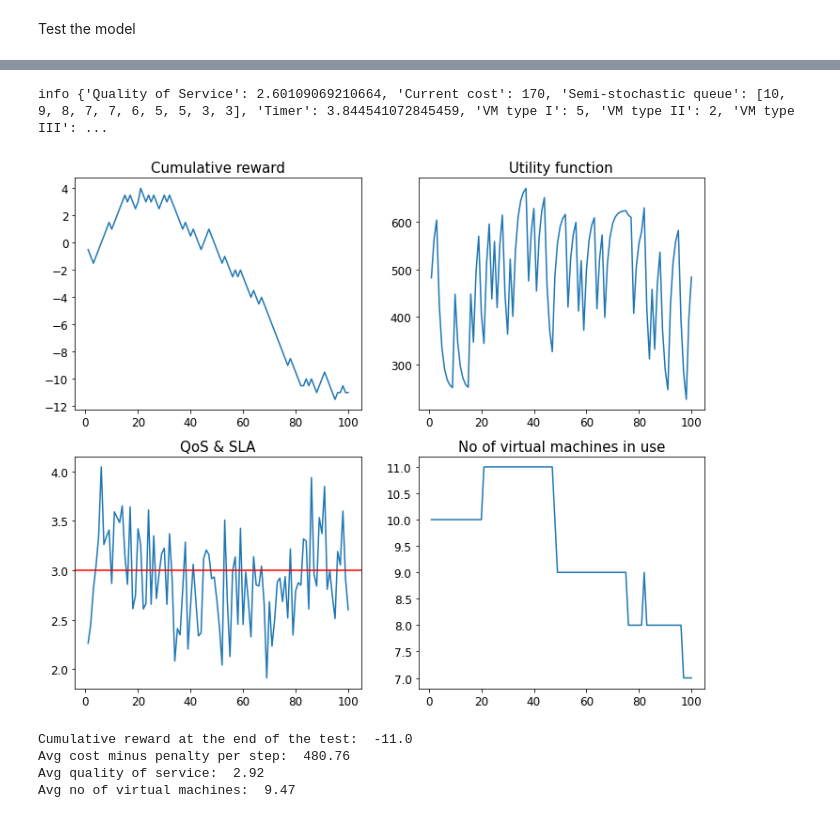
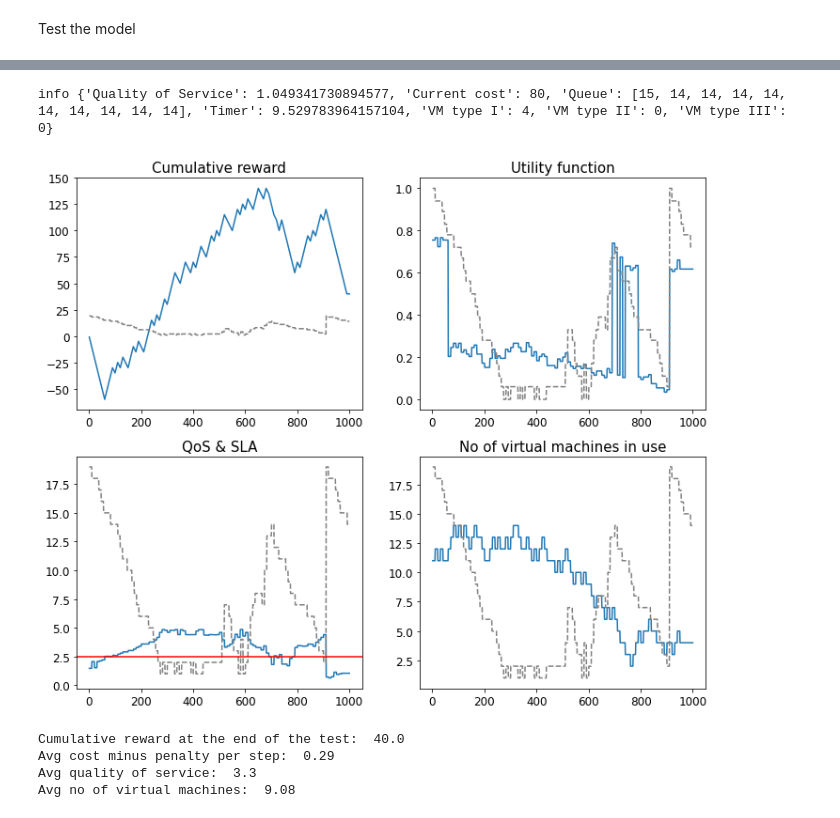
Before and after one commit to dkapczynska/Resource_management_RL, a Jupyter notebook: 04. Deep Q Network.ipynb, the cells around one changed output, grey strips where cells are left out. Saved outputs shown, nothing was run; the diff lists cells and outputs as text; code cells hidden in the pictures.

```diff
--- a/04. Deep Q Network.ipynb
+++ b/04. Deep Q Network.ipynb
@@ -48,25 +45,28 @@ warnings.filterwarnings("ignore")
 Prepare the enviroment
 # %%
 # SIM PARAMETERS
-SLA = 3
+SLA = 2.5
 VM_TYPE1 = 7
 VM_TYPE2 = 3
 VM_TYPE3 = 1
-SCENARIO = 'train'
-PENALTY = 200
+PENALTY = 500
 STEPS = 100
 ALPHA = 0.5
 BETA = 0.5
+SCENARIO = "Environment/Scenarios/train_DQN.txt"
 
 env = Sim(sla = SLA,
           vm_1 = VM_TYPE1,
           vm_2 = VM_TYPE2,
           vm_3 = VM_TYPE3,
+          penalty = PENALTY,
           steps = STEPS,
-          penalty = PENALTY,
           scenario = SCENARIO,
           alpha = ALPHA,
           beta = BETA)
+
+env = DummyVecEnv([lambda: env])
+env = VecNormalize(env, norm_obs=True, norm_reward=True, clip_obs=10.)
 # %%
 # PASSED THE TEST -> DO NOT REPEAT ANYMORE
 # check_env(env, warn=0, skip_render_check=1)
@@ -100,5 +106,5 @@ model.save(model_path)
 # %%
-# model = DQN.load(model_path, env=env)
+model = DQN.load(model_path, env=env)
 # %% [markdown]
 Evaluate the policy
 # %%
@@ -128,10 +134,10 @@ Avg no of virtual machines:  9.14
 # %%
-SCENARIO = 'test_scenario_3'
-test_model_SB(model, SLA, VM_TYPE1, VM_TYPE2, VM_TYPE3, STEPS, SCENARIO, PENALTY, ALPHA, BETA)
+SCENARIO = 'Environment/Scenarios/test_scenario_3_DQN.txt'
+test_model(SLA, VM_TYPE1, VM_TYPE2, VM_TYPE3, STEPS, SCENARIO, PENALTY, ALPHA, BETA, model)
 # %% [output]
-info {'Quality of Service': 2.60109069210664, 'Current cost': 170, 'Semi-stochastic queue': [10, 9, 8, 7, 7, 6, 5, 5, 3, 3], 'Timer': 3.844541072845459, 'VM type I': 5, 'VM type II': 2, 'VM type III': ...
+info {'Quality of Service': 1.049341730894577, 'Current cost': 80, 'Queue': [15, 14, 14, 14, 14, 14, 14, 14, 14, 14], 'Timer': 9.529783964157104, 'VM type I': 4, 'VM type II': 0, 'VM type III': 0}
-[figure, old version]
+[figure, new version]
-Cumulative reward at the end of the test:  -11.0
-Avg cost minus penalty per step:  480.76
-Avg quality of service:  2.92
-Avg no of virtual machines:  9.47
+Cumulative reward at the end of the test:  40.0
+Avg cost minus penalty per step:  0.29
+Avg quality of service:  3.3
+Avg no of virtual machines:  9.08
```
Also changed, not shown: parts of 8 cells of this notebook.
